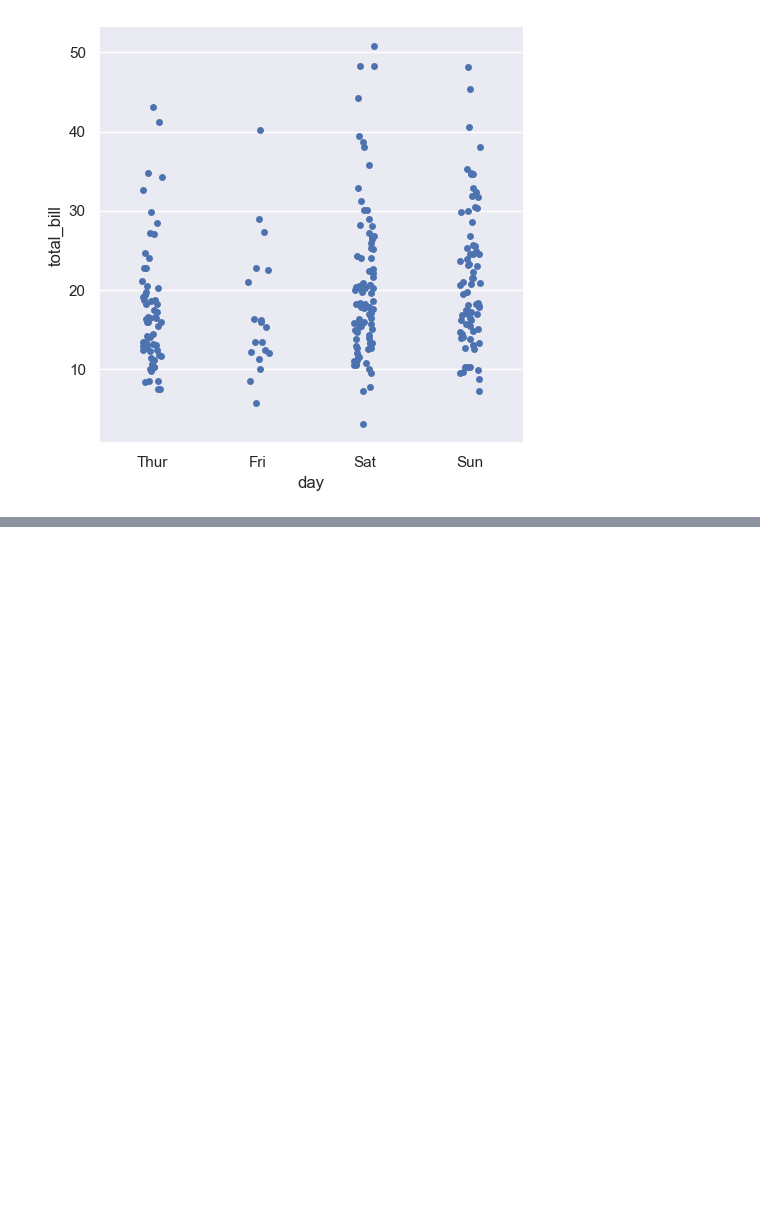
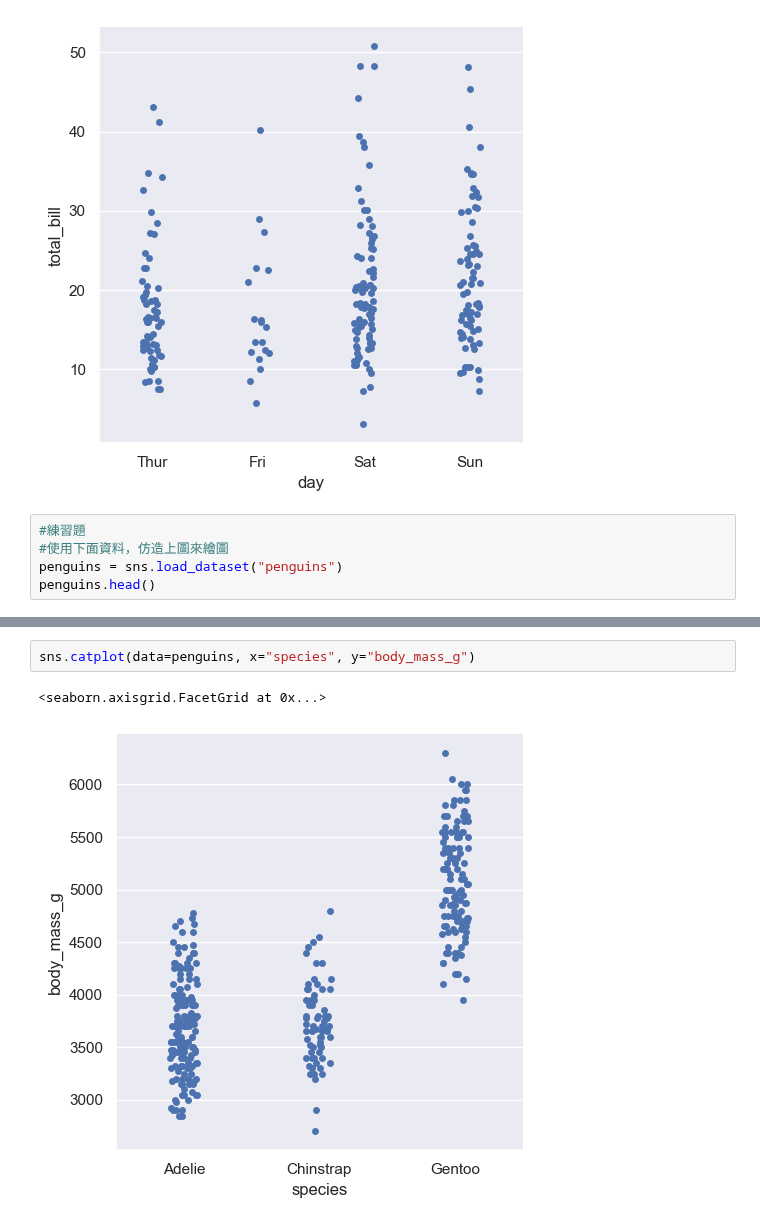
Before and after one commit to wu4fmp6/machine_learning, a Jupyter notebook: 4_4.ipynb, the cells around one changed output, grey strips where cells are left out. Drawn from its saved outputs; the diff is of its cells as text; blank space fills up the shorter version.

```diff
--- a/4_4.ipynb
+++ b/4_4.ipynb
@@ -24,3 +24,8 @@ sns.catplot(data=tips, x="day", y="total_bill")
 # %% [output]
 <seaborn.axisgrid.FacetGrid at 0x...>
 [figure]
+# %%
+#練習題
+#使用下面資料，仿造上圖來繪圖
+penguins = sns.load_dataset("penguins")
+penguins.head()
@@ -26,0 +39,5 @@ sns.catplot(data=tips, x="day", y="total_bill")
+# %%
+sns.catplot(data=penguins, x="species", y="body_mass_g")
+# %% [output]
+<seaborn.axisgrid.FacetGrid at 0x...>
+[figure, added]
```
Also changed, not shown: parts of 1 cell of this notebook.
